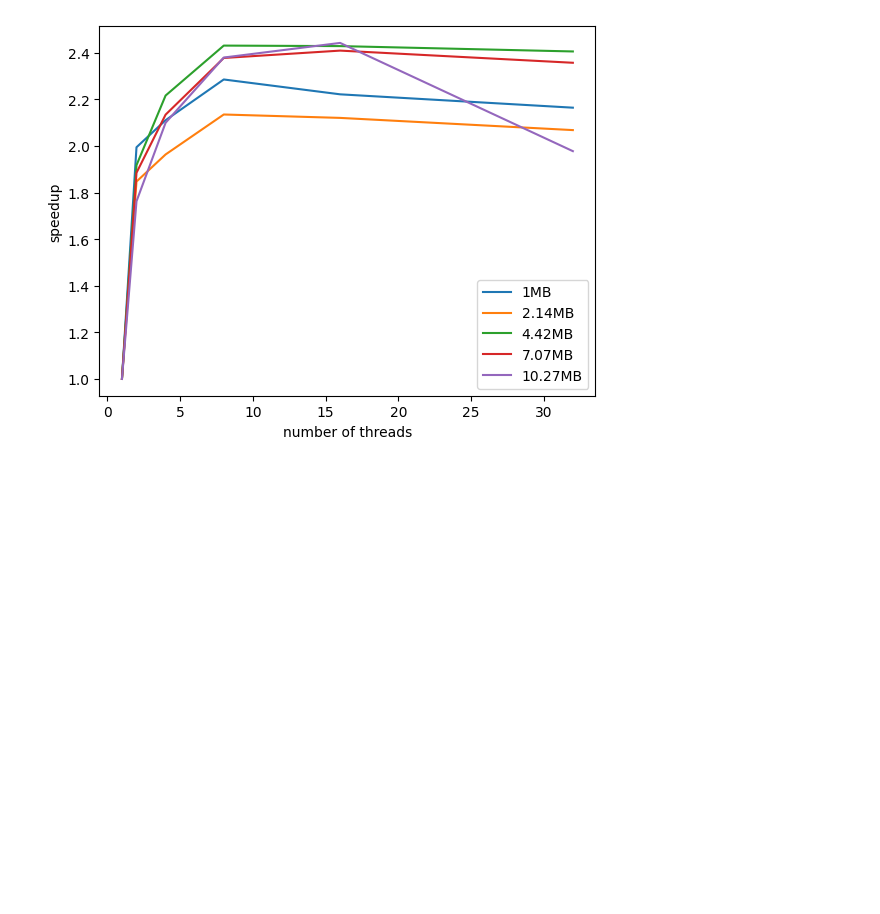
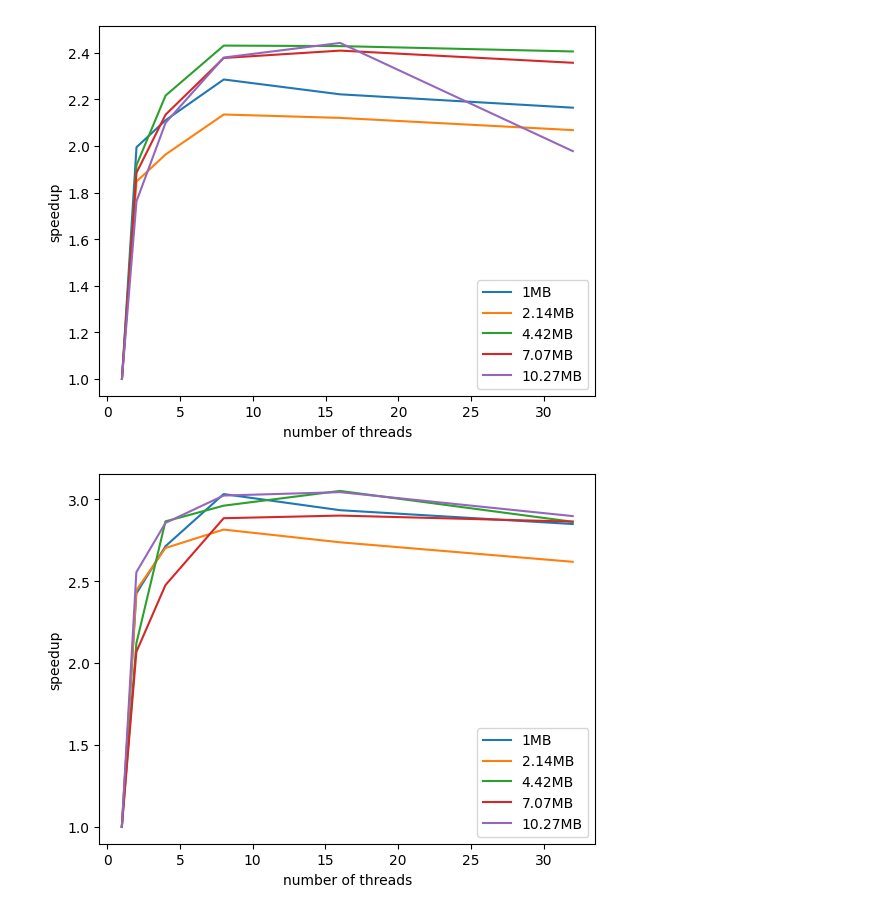
Before and after one commit to carlocek/parallel-bigrams-trigrams, a Jupyter notebook: plotter.ipynb, the cells around one changed output. Drawn from its saved outputs; the diff is of its cells as text; code cells hidden in the pictures; blank space fills up the shorter version.

```diff
--- a/plotter.ipynb
+++ b/plotter.ipynb
@@ -35,3 +35,38 @@ plt.legend()
 plt.show()
 # %% [output]
 [figure]
+# %%
+#speedup using parallelTokenizeWords()
+parallelTimesBook1 = [0.367482, 0.151531, 0.135432, 0.121204, 0.125270, 0.128984]
+sequentialTimesBook1 = [0.367482 for i in range(6)]
+sp1 = [sequentialTimesBook1[i]/parallelTimesBook1[i] for i in range(6)]
+
+parallelTimesBook12 = [0.751232, 0.307222, 0.277954, 0.266856, 0.274418, 0.286901]
+sequentialTimesBook12 = [0.751232 for i in range(6)]
+sp12 = [sequentialTimesBook12[i]/parallelTimesBook12[i] for i in range(6)]
+
+parallelTimesBook123 = [1.790188, 0.844028, 0.624802, 0.604578, 0.586725, 0.625329]
+sequentialTimesBook123 = [1.790188 for i in range(6)]
+sp123 = [sequentialTimesBook123[i]/parallelTimesBook123[i] for i in range(6)]
+
+parallelTimesBook1234 = [2.781267, 1.344566, 1.123156, 0.964197, 0.958852, 0.971220]
+sequentialTimesBook1234 = [2.781267 for i in range(6)]
+sp1234 = [sequentialTimesBook1234[i]/parallelTimesBook1234[i] for i in range(6)]
+
+parallelTimesBook12345 = [4.124560, 1.614211, 1.444236, 1.364431, 1.355117, 1.423496]
+sequentialTimesBook12345 = [4.124560 for i in range(6)]
+sp12345 = [sequentialTimesBook12345[i]/parallelTimesBook12345[i] for i in range(6)]
+
+x = [1, 2, 4, 8, 16, 32]
+plt.plot(x, sp1, label = "1MB")
+plt.plot(x, sp12, label = "2.14MB")
+plt.plot(x, sp123, label = "4.42MB")
+plt.plot(x, sp1234, label = "7.07MB")
+plt.plot(x, sp12345, label = "10.27MB")
+plt.xlabel("number of threads")
+plt.ylabel("speedup")
+plt.legend()
+plt.savefig("C:\\Users\\carlo\\Desktop\\speedup_partoken.png", dpi=200, bbox_inches="tight")
+#plt.show()
+# %% [output]
+[figure, added]
```
Also changed, not shown: parts of 1 cell of this notebook, 4 other files.
